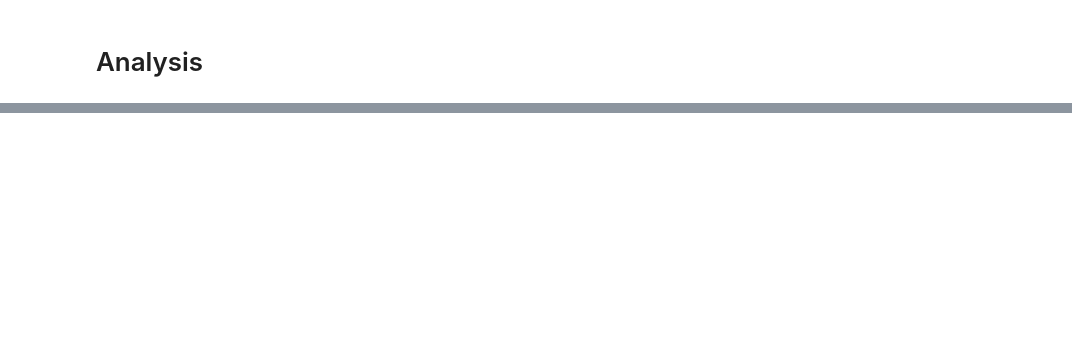
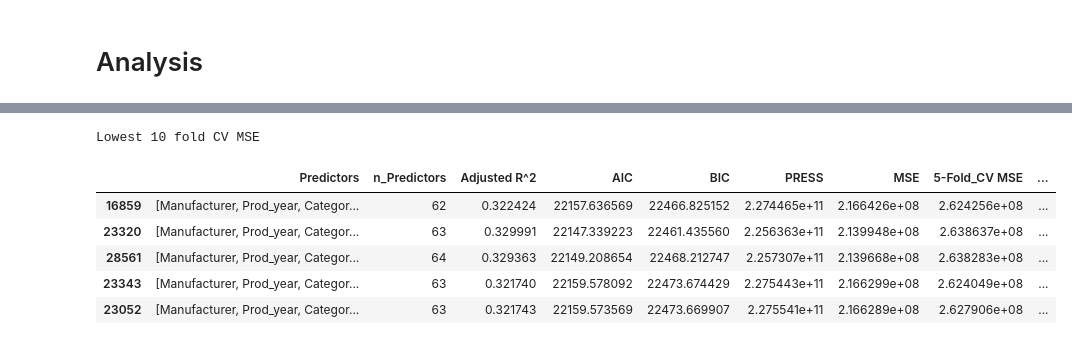
Before and after one commit to mattohan567/msds601-final-project2, a Jupyter notebook: model_selection/selecting_model.ipynb, the cells around one changed output, grey strips where cells are left out. Saved outputs shown, nothing was run; the diff lists cells and outputs as text; code cells hidden in the pictures; blank space fills up the shorter version.

```diff
--- a/model_selection/selecting_model.ipynb
+++ b/model_selection/selecting_model.ipynb
@@ -334,2 +360,13 @@ results_df.loc[results_df['5-Fold_CV MSE'].idxmin()]
+# %%
+print('Lowest 10 fold CV MSE')
+results_df.sort_values('10-Fold_CV MSE').head(5)
+# %% [output]
+Lowest 10 fold CV MSE
+|  | Predictors | n_Predictors | Adjusted R^2 | AIC | BIC | PRESS | MSE | 5-Fold_CV MSE | ... |
+| 16859 | [Manufacturer, Prod_year, Categor... | 62 | 0.322424 | 22157.636569 | 22466.825152 | 2.274465e+11 | 2.166426e+08 | 2.624256e+08 | ... |
+| 23320 | [Manufacturer, Prod_year, Categor... | 63 | 0.329991 | 22147.339223 | 22461.435560 | 2.256363e+11 | 2.139948e+08 | 2.638637e+08 | ... |
+| 28561 | [Manufacturer, Prod_year, Categor... | 64 | 0.329363 | 22149.208654 | 22468.212747 | 2.257307e+11 | 2.139668e+08 | 2.638283e+08 | ... |
+| 23343 | [Manufacturer, Prod_year, Categor... | 63 | 0.321740 | 22159.578092 | 22473.674429 | 2.275443e+11 | 2.166299e+08 | 2.624049e+08 | ... |
+| 23052 | [Manufacturer, Prod_year, Categor... | 63 | 0.321743 | 22159.573569 | 22473.669907 | 2.275541e+11 | 2.166289e+08 | 2.627906e+08 | ... |
 # %%
 print('Lowest AIC')
```
Also changed, not shown: parts of 8 cells of this notebook.
